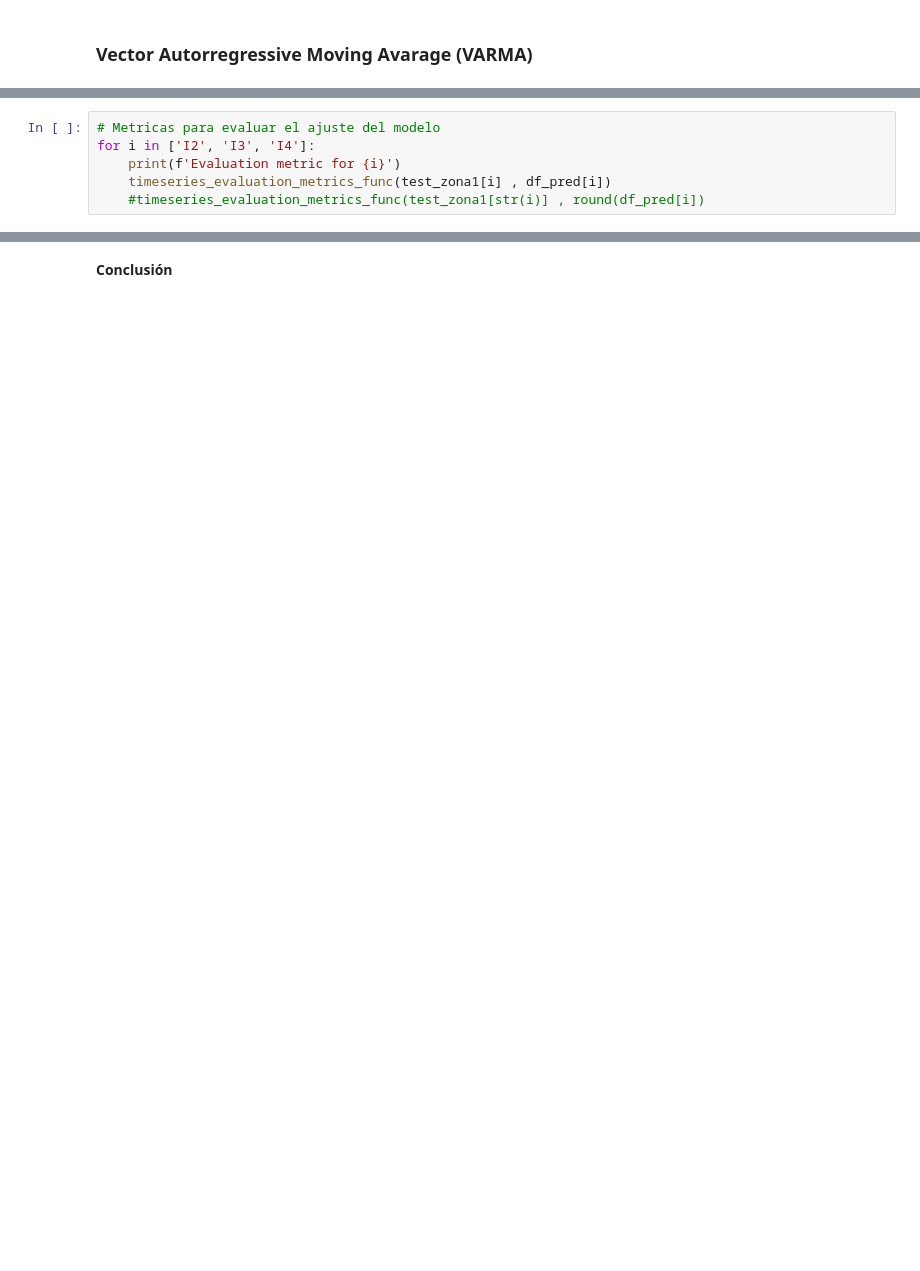
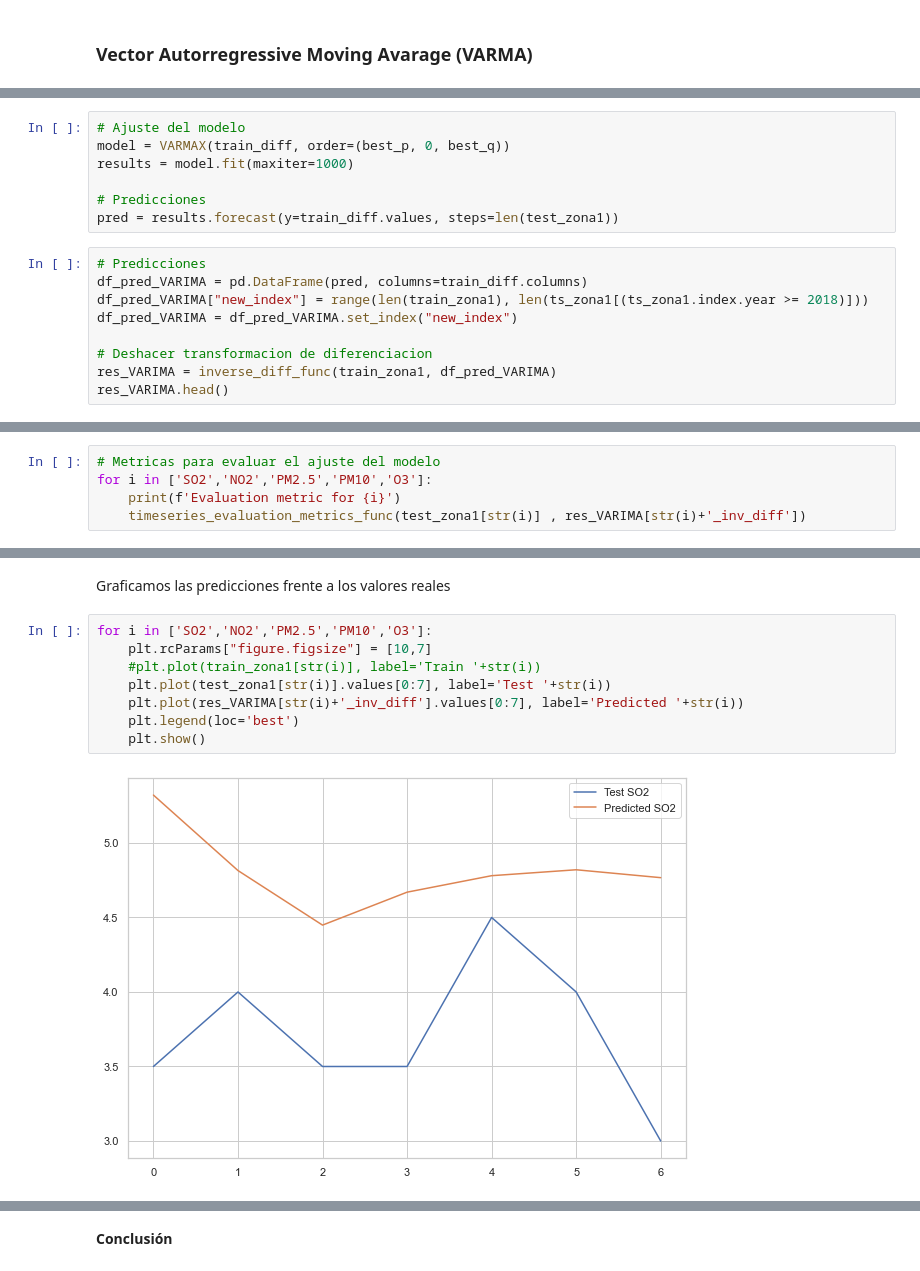
Before and after one commit to sofiamacein/TFG-Calidad-Aire-Madrid, a Jupyter notebook: TFG. CALIDAD AIRE MADRID_EDA.ipynb, the cells around one changed output, grey strips where cells are left out. Drawn from its saved outputs; the diff is of its cells as text; blank space fills up the shorter version.

```diff
--- a/TFG. CALIDAD AIRE MADRID_EDA.ipynb
+++ b/TFG. CALIDAD AIRE MADRID_EDA.ipynb
@@ -1248,6 +1175,0 @@ res.head()
-# %%
-# Metricas para evaluar el ajuste del modelo
-for i in ['I2', 'I3', 'I4']:
-    print(f'Evaluation metric for {i}')
-    timeseries_evaluation_metrics_func(test_zona1[i] , df_pred[i])
-    #timeseries_evaluation_metrics_func(test_zona1[str(i)] , round(df_pred[i])
@@ -1277,0 +1234,16 @@ R2 is : -0.45581946718275734
+# %%
+# Ajuste del modelo
+model = VARMAX(train_diff, order=(best_p, 0, best_q))
+results = model.fit(maxiter=1000)
+
+# Predicciones
+pred = results.forecast(y=train_diff.values, steps=len(test_zona1))
+# %%
+# Predicciones
+df_pred_VARIMA = pd.DataFrame(pred, columns=train_diff.columns)
+df_pred_VARIMA["new_index"] = range(len(train_zona1), len(ts_zona1[(ts_zona1.index.year >= 2018)]))
+df_pred_VARIMA = df_pred_VARIMA.set_index("new_index")
+
+# Deshacer transformacion de diferenciacion
+res_VARIMA = inverse_diff_func(train_zona1, df_pred_VARIMA)
+res_VARIMA.head()
@@ -1277,0 +1260,5 @@ R2 is : -0.45581946718275734
+# %%
+# Metricas para evaluar el ajuste del modelo
+for i in ['SO2','NO2','PM2.5','PM10','O3']:
+    print(f'Evaluation metric for {i}')
+    timeseries_evaluation_metrics_func(test_zona1[str(i)] , res_VARIMA[str(i)+'_inv_diff'])
@@ -1277,0 +1283,12 @@ R2 is : -0.45581946718275734
+# %% [markdown]
+Graficamos las predicciones frente a los valores reales
+# %%
+for i in ['SO2','NO2','PM2.5','PM10','O3']:
+    plt.rcParams["figure.figsize"] = [10,7]
+    #plt.plot(train_zona1[str(i)], label='Train '+str(i))
+    plt.plot(test_zona1[str(i)].values[0:7], label='Test '+str(i))
+    plt.plot(res_VARIMA[str(i)+'_inv_diff'].values[0:7], label='Predicted '+str(i))
+    plt.legend(loc='best')
+    plt.show()
+# %% [output]
+[figure, added]
```
Also changed, not shown: parts of 83 cells of this notebook.
